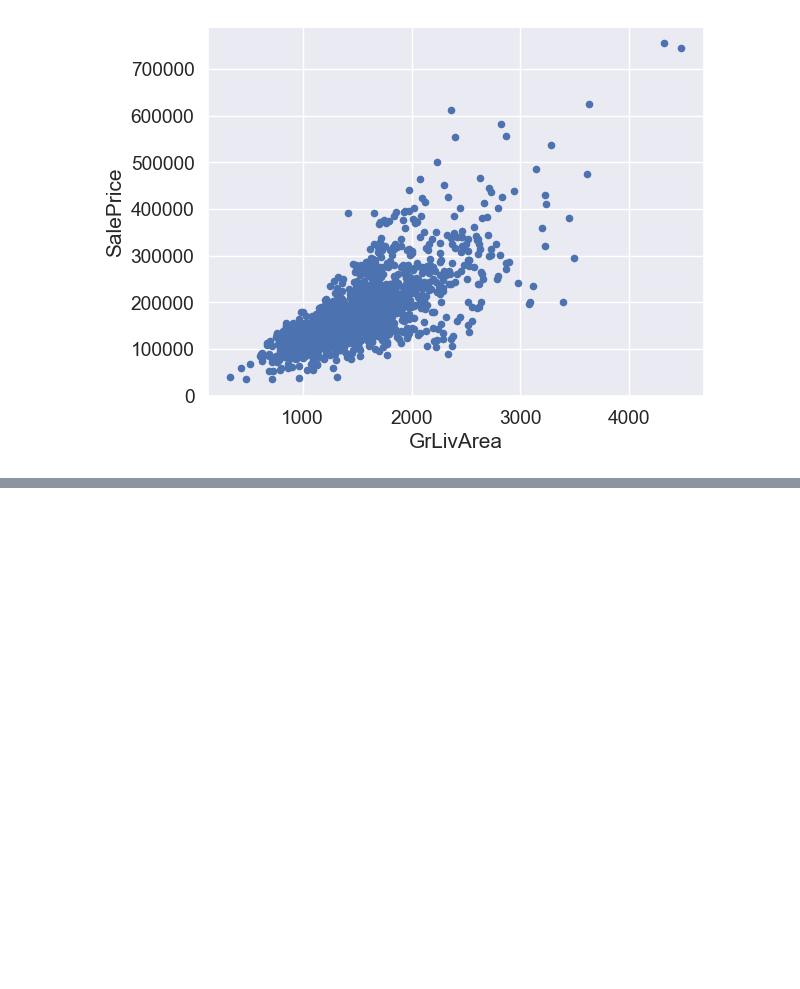
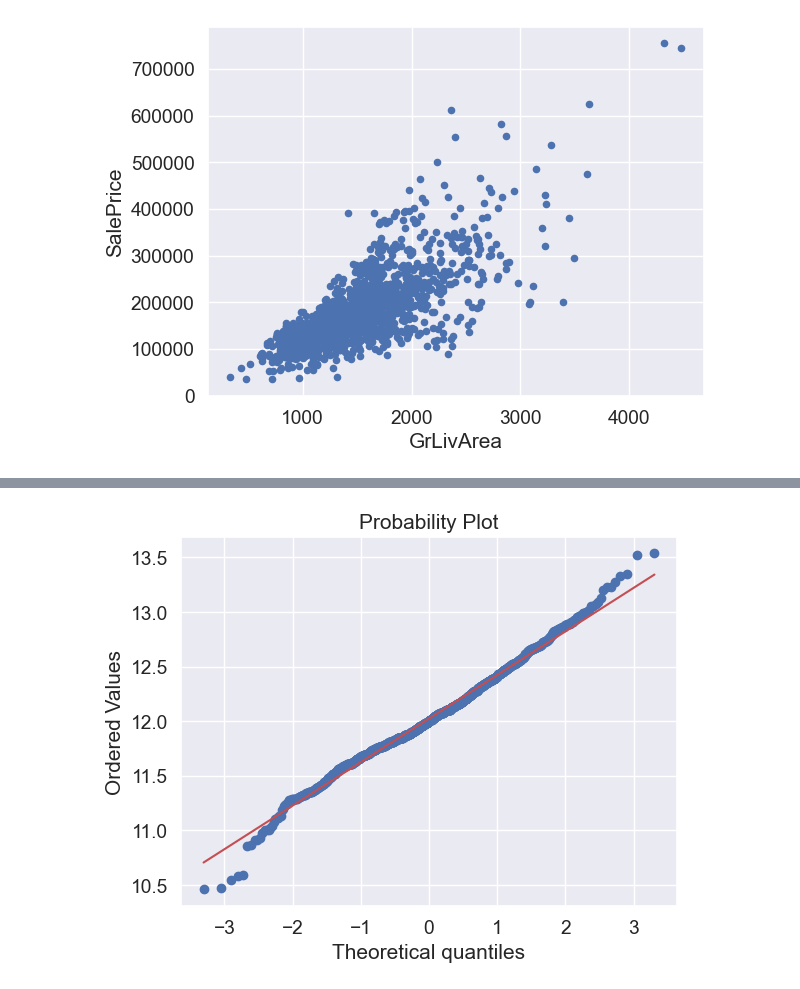
Before and after one commit to mrtrunghieu1/House-Prices-Kaggle-Competition, a Jupyter notebook: src/notebook/EDA_House_Prices.ipynb, the cells around one changed output, grey strips where cells are left out. Drawn from its saved outputs; the diff is of its cells as text; code cells hidden in the pictures; blank space fills up the shorter version.

```diff
--- a/src/notebook/EDA_House_Prices.ipynb
+++ b/src/notebook/EDA_House_Prices.ipynb
@@ -321,0 +374,5 @@ data.plot.scatter(x=variable, y = "SalePrice")
+# %%
+st.probplot(df_train['SalePrice'], plot=plt)
+plt.show()
+# %% [output]
+[figure, added]
```
Also changed, not shown: parts of 13 cells of this notebook.
